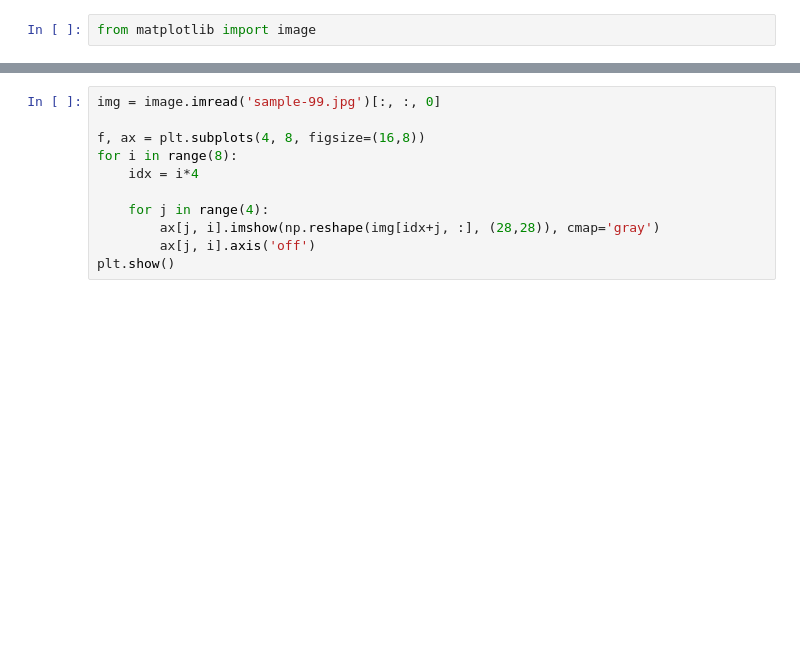
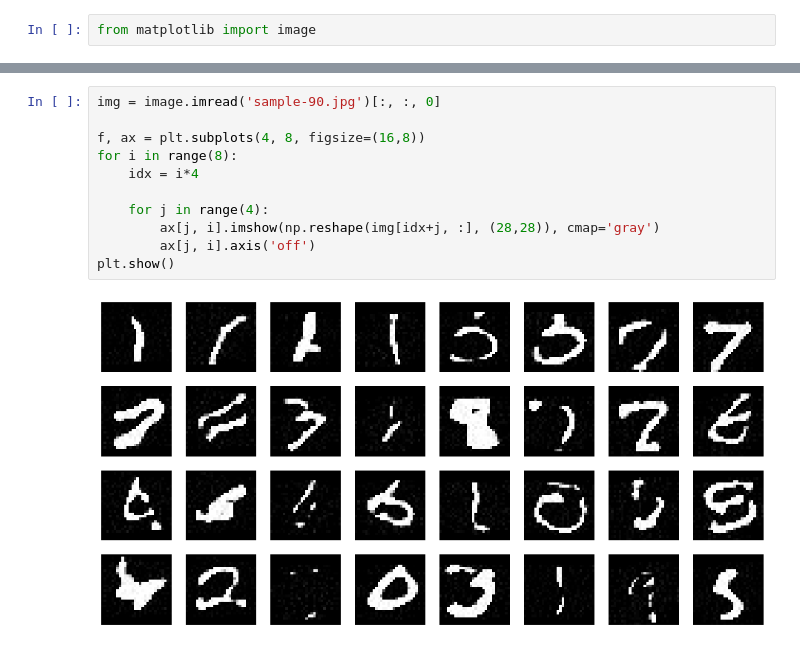
Before and after one commit to simonamtoft/recurrence-and-attention-latent-variable-models, a Jupyter notebook: notebooks/DRAW No Attention.ipynb, the cells around one changed output, grey strips where cells are left out. Cells and saved outputs as stored; diff of their text form; blank space fills up the shorter version.

```diff
--- a/notebooks/DRAW No Attention.ipynb
+++ b/notebooks/DRAW No Attention.ipynb
@@ -138,11 +146,13 @@ plt.show()
 # %%
-img = image.imread('sample-99.jpg')[:, :, 0]
+img = image.imread('sample-90.jpg')[:, :, 0]
 
 f, ax = plt.subplots(4, 8, figsize=(16,8))
 for i in range(8):
     idx = i*4
 
     for j in range(4):
         ax[j, i].imshow(np.reshape(img[idx+j, :], (28,28)), cmap='gray')
         ax[j, i].axis('off')
 plt.show()
+# %% [output]
+[figure, added]
```
Also changed, not shown: parts of 6 cells of this notebook.
